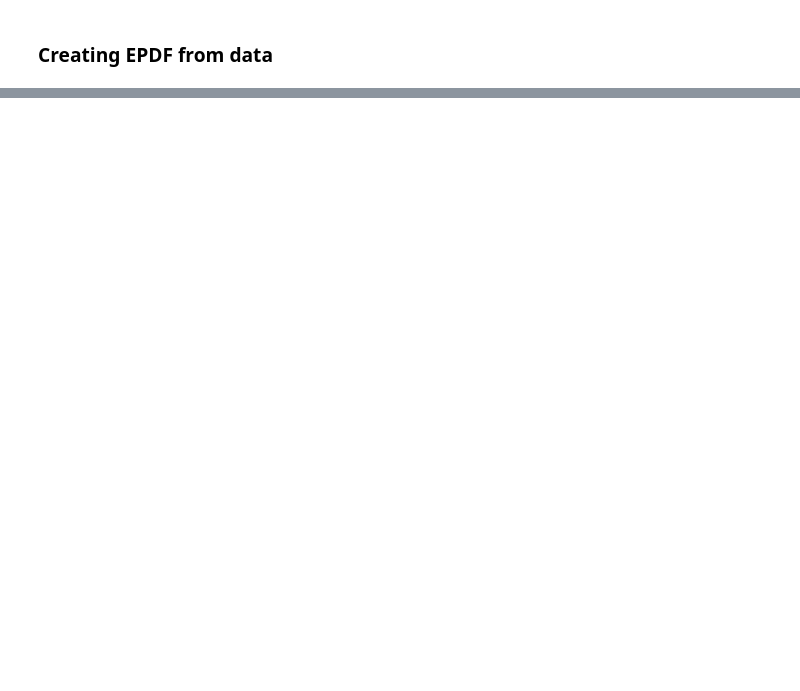
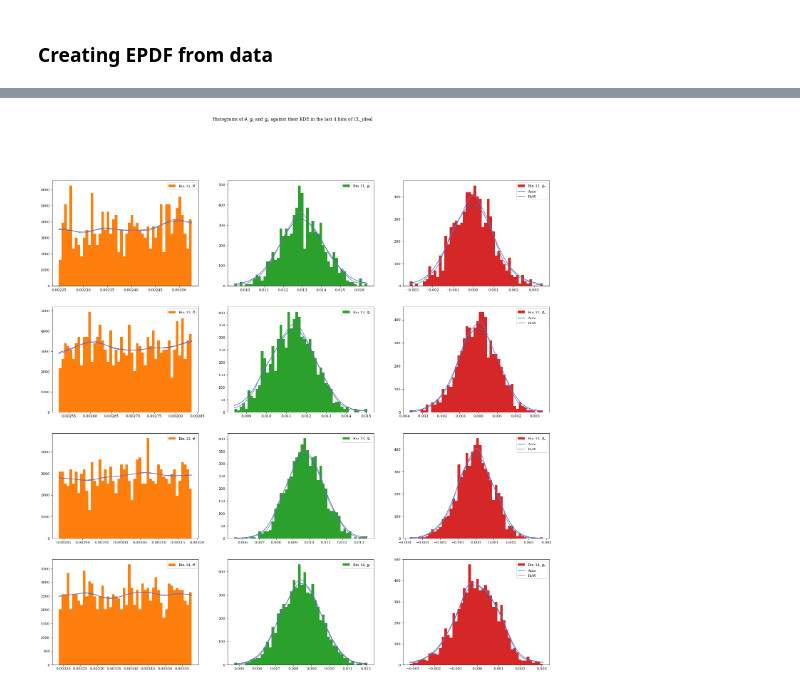
Before and after one commit to caioolivv/masters, a Jupyter notebook: CLMM/CLMM_regressogram.ipynb, the cells around one changed output, grey strips where cells are left out. Cells and saved outputs as stored; diff of their text form; code cells hidden in the pictures; blank space fills up the shorter version.

```diff
--- a/CLMM/CLMM_regressogram.ipynb
+++ b/CLMM/CLMM_regressogram.ipynb
@@ -299,0 +135,80 @@ for i in range(11,15):
+# %%
+gc = [gc_ideal, gc_ideal_z, gc_noisy_z]
+
+initial_bin = 11
+
+dim = 25
+
+for i in range(len(gc)):
+
+    fig, ax = plt.subplots(4, 3, figsize=(dim,dim), facecolor="white")
+
+    gc_theta = []
+    gc_gt    = []
+    gc_gx    = []
+
+    for j in range(len(gc[i].profile)):
+
+        gc_theta.append([gc[i].galcat['theta'][gal_id] for gal_id in gc[i].profile[j]['gal_id']])
+        gc_gt.append([gc[i].galcat['et'][gal_id] for gal_id in gc[i].profile[j]['gal_id']])
+        gc_gx.append([gc[i].galcat['ex'][gal_id] for gal_id in gc[i].profile[j]['gal_id']])
+
+    for bin_i in range(initial_bin, len(gc[i].profile)):
+
+        ax[bin_i-initial_bin][0].hist(gc_theta[bin_i], bins=50, density=True, label=f'Bin {bin_i}, $\\theta$', color='tab:orange')
+        theta_kde = Ncm.StatsDist1dEPDF.new_full (2000, Ncm.StatsDist1dEPDFBw.AUTO, 1, 0.001)
+        theta_kde_rot = Ncm.StatsDist1dEPDF.new_full (2000, Ncm.StatsDist1dEPDFBw.ROT, 1, 0.001)
+
+        for th in gc_theta[bin_i]:
+            theta_kde.add_obs(th)
+            theta_kde_rot.add_obs(th)
+
+        theta_kde.prepare()
+        theta_kde_rot.prepare()
+        x = np.linspace(min(gc_theta[bin_i]), max(gc_theta[bin_i]), num=1000)
+        y = [theta_kde.eval_p(xi) for xi in x]
+        z = [theta_kde_rot.eval_p(xi) for xi in x]
+        ax[bin_i-initial_bin][0].plot(x, y, color='tab:blue')
+        ax[bin_i-initial_bin][0].plot(x, z, color='tab:purple')
+
+
+        ax[bin_i-initial_bin][1].hist(gc_gt[bin_i], bins=50, density=True, label=f'Bin {bin_i}, $g_t$', color='tab:green')
+        gt_kde = Ncm.StatsDist1dEPDF.new_full (2000, Ncm.StatsDist1dEPDFBw.AUTO, 1, 0.001)
+        gt_kde_rot = Ncm.StatsDist1dEPDF.new_full (2000, Ncm.StatsDist1dEPDFBw.ROT, 1, 0.001)
+
+        for gt in gc_gt[bin_i]:
+            gt_kde.add_obs(gt)
+            gt_kde_rot.add_obs(gt)
+
+        gt_kde.prepare()
+        gt_kde_rot.prepare()
+        x = np.linspace(min(gc_gt[bin_i]), max(gc_gt[bin_i]), num=1000)
+        y = [gt_kde.eval_p(xi) for xi in x]
+        z = [gt_kde_rot.eval_p(xi) for xi in x]
+        ax[bin_i-initial_bin][1].plot(x, y, color='tab:blue')
+        ax[bin_i-initial_bin][1].plot(x, z, color='tab:purple')
+
+
+        ax[bin_i-initial_bin][2].hist(gc_gx[bin_i], bins=50, density=True, label=f'Bin {bin_i}, $g_x$', color='tab:red')
+        gx_kde = Ncm.StatsDist1dEPDF.new_full (2000, Ncm.StatsDist1dEPDFBw.AUTO, 1, 0.001)
+        gx_kde_rot = Ncm.StatsDist1dEPDF.new_full (2000, Ncm.StatsDist1dEPDFBw.ROT, 1, 0.001)
+
+        for gx in gc_gx[bin_i]:
+            gx_kde.add_obs(gx)
+            gx_kde_rot.add_obs(gx)
+
+        gx_kde.prepare()
+        gx_kde_rot.prepare()
+        x = np.linspace(min(gc_gx[bin_i]), max(gc_gx[bin_i]), num=1000)
+        y = [gx_kde.eval_p(xi) for xi in x]
+        z = [gx_kde_rot.eval_p(xi) for xi in x]
+        ax[bin_i-initial_bin][2].plot(x, y, color='tab:blue', label='Auto')
+        ax[bin_i-initial_bin][2].plot(x, z, color='tab:purple', label='RoW')
+
+        ax[bin_i-initial_bin][0].legend()
+        ax[bin_i-initial_bin][1].legend()
+        ax[bin_i-initial_bin][2].legend()
+
+    fig.suptitle(f'Histograms of $\\theta$, $g_t$ and $g_x$ against their KDE in the last {len(gc[i].profile)-initial_bin} bins of {gc[i].unique_id}')
+# %% [output]
+[figure, added]
```
Also changed, not shown: parts of 24 cells of this notebook.
